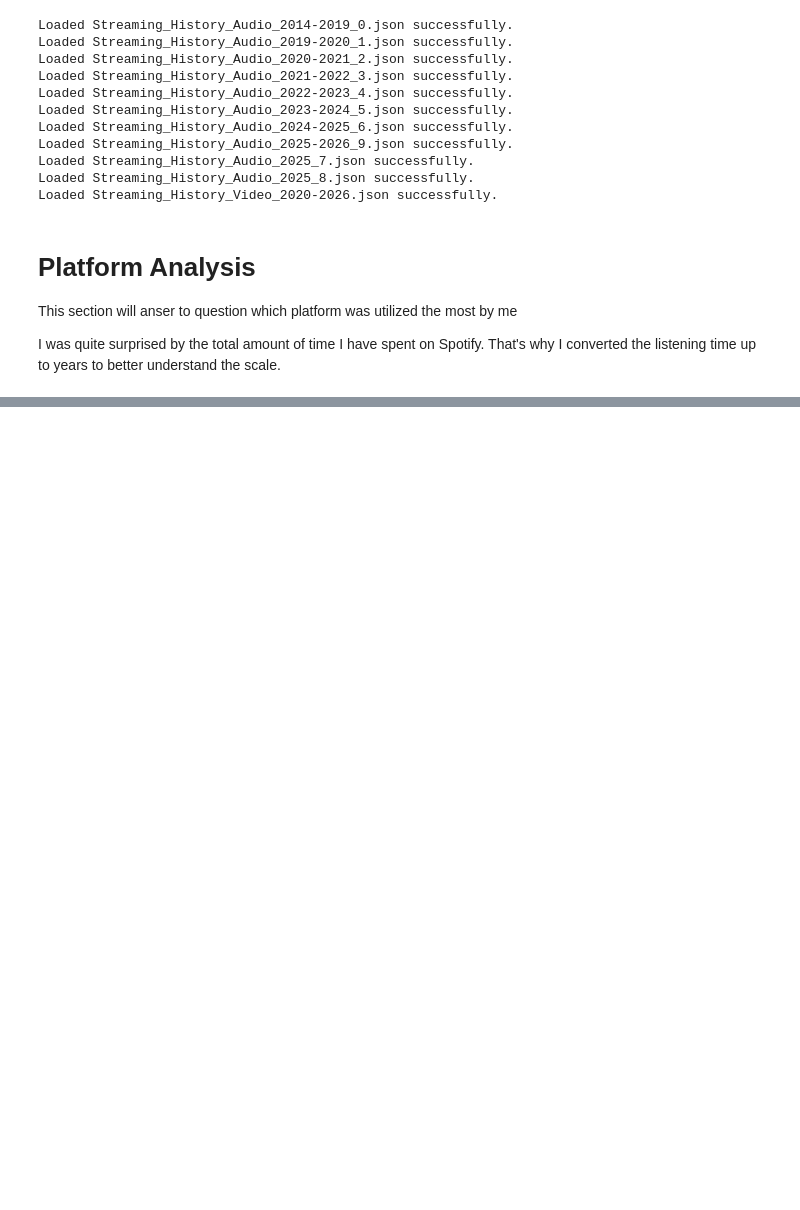
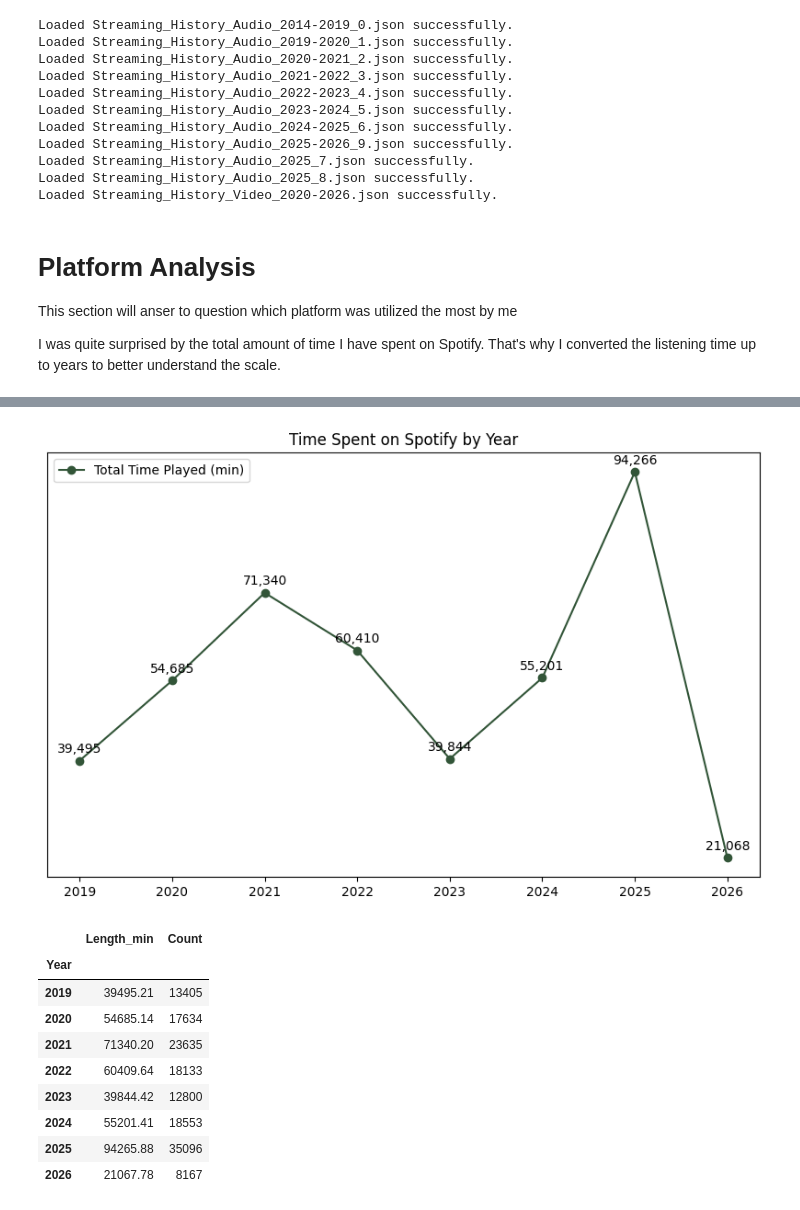
Before and after one commit to SirMarwi/spotify-analysis, a Jupyter notebook: spotify-analysis.ipynb, the cells around one changed output, grey strips where cells are left out. Cells and saved outputs as stored; diff of their text form; code cells hidden in the pictures; blank space fills up the shorter version.

```diff
--- a/spotify-analysis.ipynb
+++ b/spotify-analysis.ipynb
@@ -134,0 +122,44 @@ display(years_pivot.round(2))
+# %%
+import matplotlib.pyplot as plt
+
+df_years = df[df['Year'] != 2014]
+
+years = (
+    df_years.groupby('Year')
+    .agg(
+        Length_min=('Length_min', 'sum'),
+        Count=('Length_min', 'count')
+    )
+).sort_index()
+
+plt.figure(figsize=(10,6))
+
+plt.plot(
+    years.index,
+    years['Length_min'],
+    marker='o',
+    label='Total Time Played (min)',
+    color='#325538'
+)
+
+for x, y in zip(years.index, years['Length_min']):
+    plt.text(x, y + 1000, f"{y:,.0f}", ha='center', va='bottom')
+
+plt.gca().yaxis.set_visible(False)
+plt.title("Time Spent on Spotify by Year")
+plt.legend()
+plt.show()
+
+display(years.round(2))
+# %% [output]
+[figure, added]
+|  | Length_min | Count |
+| Year |  |  |
+| 2019 | 39495.21 | 13405 |
+| 2020 | 54685.14 | 17634 |
+| 2021 | 71340.20 | 23635 |
+| 2022 | 60409.64 | 18133 |
+| 2023 | 39844.42 | 12800 |
+| 2024 | 55201.41 | 18553 |
+| 2025 | 94265.88 | 35096 |
+| 2026 | 21067.78 | 8167 |
```
Also changed, not shown: parts of 3 cells of this notebook.
